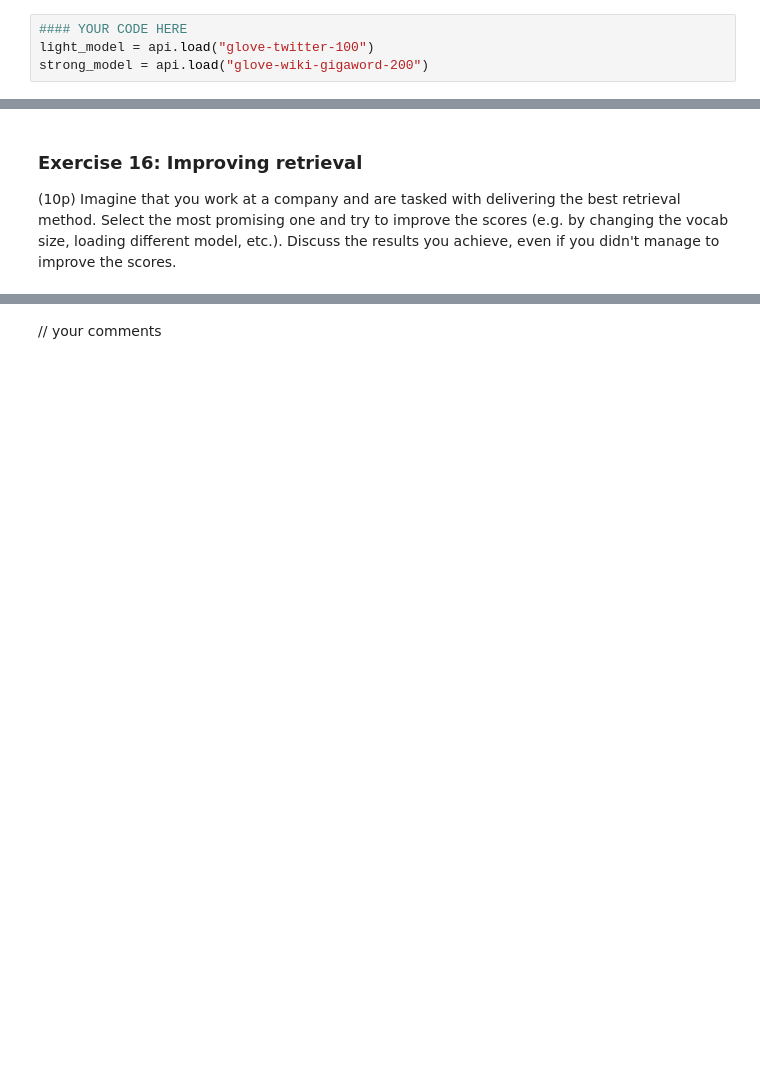
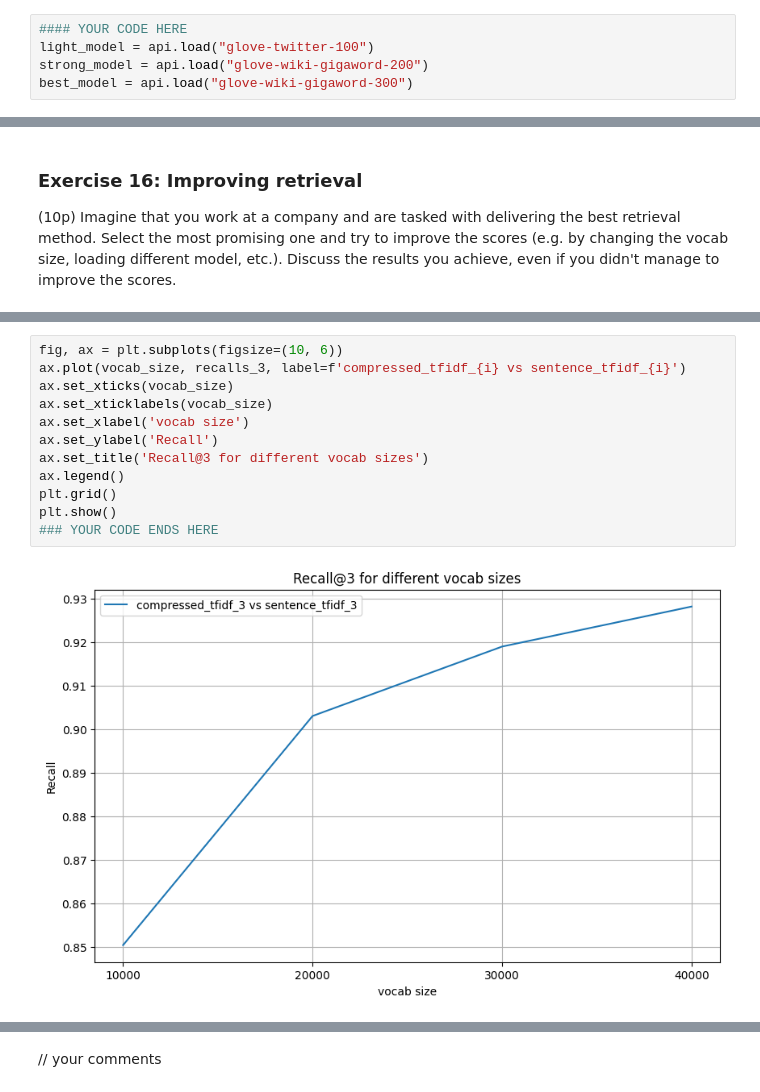
Before and after one commit to MaksiuMilcarz/NLP_Labs, a Jupyter notebook: lab2/lab2_mario.ipynb, the cells around one changed output, grey strips where cells are left out. Saved outputs shown, nothing was run; the diff lists cells and outputs as text; blank space fills up the shorter version.

```diff
--- a/lab2/lab2_mario.ipynb
+++ b/lab2/lab2_mario.ipynb
@@ -1261,6 +1273,7 @@ Plot similarity matrices between sets of words you used in the previous exercise
 #### YOUR CODE HERE
 light_model = api.load("glove-twitter-100")
 strong_model = api.load("glove-wiki-gigaword-200")
+best_model = api.load("glove-wiki-gigaword-300")
 # %%
 def plot_similarity_matrix_adapted(matrix, labels, ax=None, title=None):
     """
@@ -1643,0 +1786,14 @@ Discuss the results you achieve, even if you didn't manage to improve the scores
+# %%
+fig, ax = plt.subplots(figsize=(10, 6))
+ax.plot(vocab_size, recalls_3, label=f'compressed_tfidf_{i} vs sentence_tfidf_{i}')
+ax.set_xticks(vocab_size)
+ax.set_xticklabels(vocab_size)
+ax.set_xlabel('vocab size')
+ax.set_ylabel('Recall')
+ax.set_title('Recall@3 for different vocab sizes')
+ax.legend()
+plt.grid()
+plt.show()
+### YOUR CODE ENDS HERE
+# %% [output]
+[figure, added]
```
Also changed, not shown: parts of 38 cells of this notebook, 2 other files.
